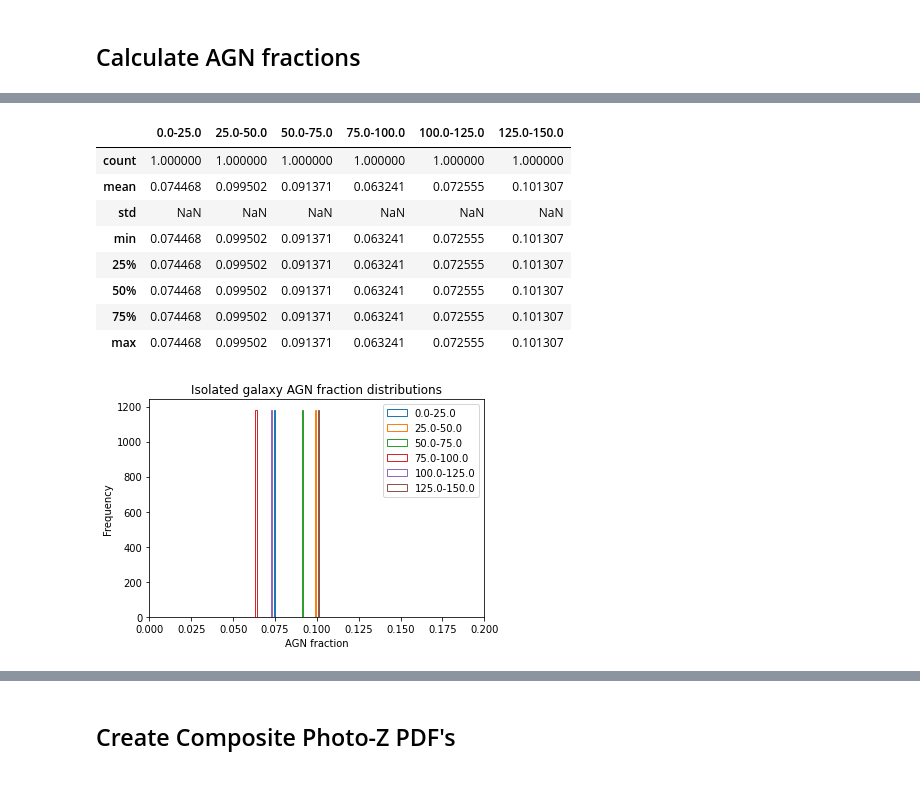
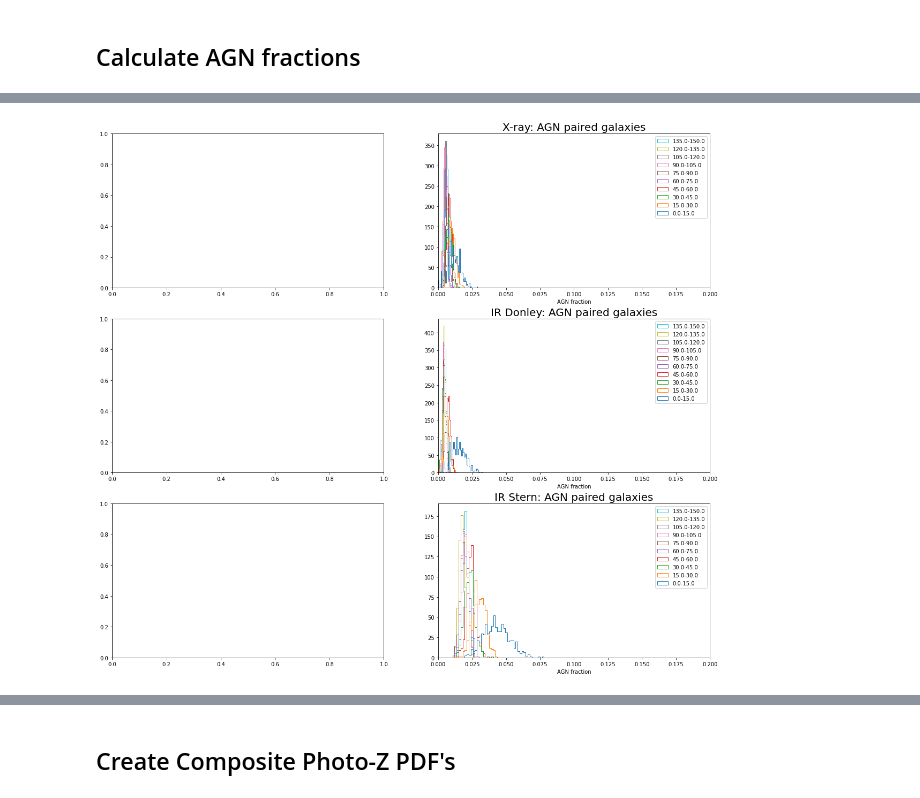
Before and after one commit to sldough21/pair-conv-misc, a Jupyter notebook: am_analysis.ipynb, the cells around one changed output, grey strips where cells are left out. Drawn from its saved outputs; the diff is of its cells as text; code cells hidden in the pictures.

Commit message:
improved organization in calculate AGN fractions section

```diff
--- a/am_analysis.ipynb
+++ b/am_analysis.ipynb
@@ -520,4 +794,10 @@ def make_bins(max_dist=100, n_bins=10):
 # %%
 # create dataframes from the dictionaries:
-pAGNf_df = pd.DataFrame.from_dict(bin_all_pairfrac)
-iAGNf_df = pd.DataFrame.from_dict(bin_all_isofrac)
+pXAGN_df = pd.DataFrame.from_dict(pXAGN_frac)
+pDoAGN_df = pd.DataFrame.from_dict(pDoAGN_frac)
+pStAGN_df = pd.DataFrame.from_dict(pStAGN_frac)
+pDoAGN_df.describe()
+
+# iXAGN_df = pd.DataFrame.from_dict(iXAGN_frac)
+# iDoAGN_df = pd.DataFrame.from_dict(iDoAGN_frac)
+# iStAGN_df = pd.DataFrame.from_dict(iStAGN_frac)
@@ -536,12 +813,0 @@ pAGNf_df.describe()
-# %%
-iAGNf_df.describe()
-# %% [output]
-|  | 0.0-25.0 | 25.0-50.0 | 50.0-75.0 | 75.0-100.0 | 100.0-125.0 | 125.0-150.0 |
-| count | 1.000000 | 1.000000 | 1.000000 | 1.000000 | 1.000000 | 1.000000 |
-| mean | 0.074468 | 0.099502 | 0.091371 | 0.063241 | 0.072555 | 0.101307 |
-| std | NaN | NaN | NaN | NaN | NaN | NaN |
-| min | 0.074468 | 0.099502 | 0.091371 | 0.063241 | 0.072555 | 0.101307 |
-| 25% | 0.074468 | 0.099502 | 0.091371 | 0.063241 | 0.072555 | 0.101307 |
-| 50% | 0.074468 | 0.099502 | 0.091371 | 0.063241 | 0.072555 | 0.101307 |
-| 75% | 0.074468 | 0.099502 | 0.091371 | 0.063241 | 0.072555 | 0.101307 |
-| max | 0.074468 | 0.099502 | 0.091371 | 0.063241 | 0.072555 | 0.101307 |
@@ -555,10 +814,42 @@ iAGNf_df.describe()
 # %%
 # plot distributions
-iAGNf_df.plot.hist(bins=45, histtype='step', density=True)
+fig, ax = plt.subplots(nrows=3, ncols=2, figsize=(20,18))
+# ax[0,0].hist([iAGNf_df[col] for col in iAGNf_df], bins=45, histtype='step', density=True, label=[col for col in iAGNf_df])
+# ax[0,0].legend()
+# ax[0,0].set_xlim(0,0.2)
+# ax[0,0].set_xlabel('AGN fraction')
+# ax[0,0].set_title('X-ray: AGN isolated galaxies', fontsize=20)
 
-plt.title('Isolated galaxy AGN fraction distributions')
-plt.xlabel('AGN fraction')
-plt.xlim(0, 0.2)
+ax[0,1].hist([pXAGN_df[col] for col in pXAGN_df], bins=45, histtype='step', density=True, label=[col for col in pXAGN_df])
+ax[0,1].legend()
+ax[0,1].set_xlim(0,0.2)
+ax[0,1].set_xlabel('AGN fraction')
+ax[0,1].set_title('X-ray: AGN paired galaxies', fontsize=20)
+
+# ax[1,0].hist([iDON_AGN_df[col] for col in iDON_AGN_df], bins=45, histtype='step', density=True, label=[col for col in iDON_AGN_df])
+# ax[1,0].legend()
+# ax[1,0].set_xlim(0,0.2)
+# ax[1,0].set_xlabel('AGN fraction')
+# ax[1,0].set_title('IR Donley: AGN isolated galaxies', fontsize=20)
+
+ax[1,1].hist([pDoAGN_df[col] for col in pDoAGN_df], bins=45, histtype='step', density=True, label=[col for col in pDoAGN_df])
+ax[1,1].legend()
+ax[1,1].set_xlim(0,0.2)
+ax[1,1].set_xlabel('AGN fraction')
+ax[1,1].set_title('IR Donley: AGN paired galaxies', fontsize=20)
+
+# ax[2,0].hist([iSTR_AGN_df[col] for col in iSTR_AGN_df], bins=45, histtype='step', density=True, label=[col for col in iDON_AGN_df])
+# ax[2,0].legend()
+# ax[2,0].set_xlim(0,0.2)
+# ax[2,0].set_xlabel('AGN fraction')
+# ax[2,0].set_title('IR Stern: AGN isolated galaxies', fontsize=20)
+
+ax[2,1].hist([pStAGN_df[col] for col in pStAGN_df], bins=45, histtype='step', density=True, label=[col for col in pStAGN_df])
+ax[2,1].legend()
+ax[2,1].set_xlim(0,0.2)
+ax[2,1].set_xlabel('AGN fraction')
+ax[2,1].set_title('IR Stern: AGN paired galaxies', fontsize=20)
+
 plt.show()
 # %% [output]
-[figure, old version]
+[figure, new version]
```
Also changed, not shown: parts of 40 cells of this notebook.
